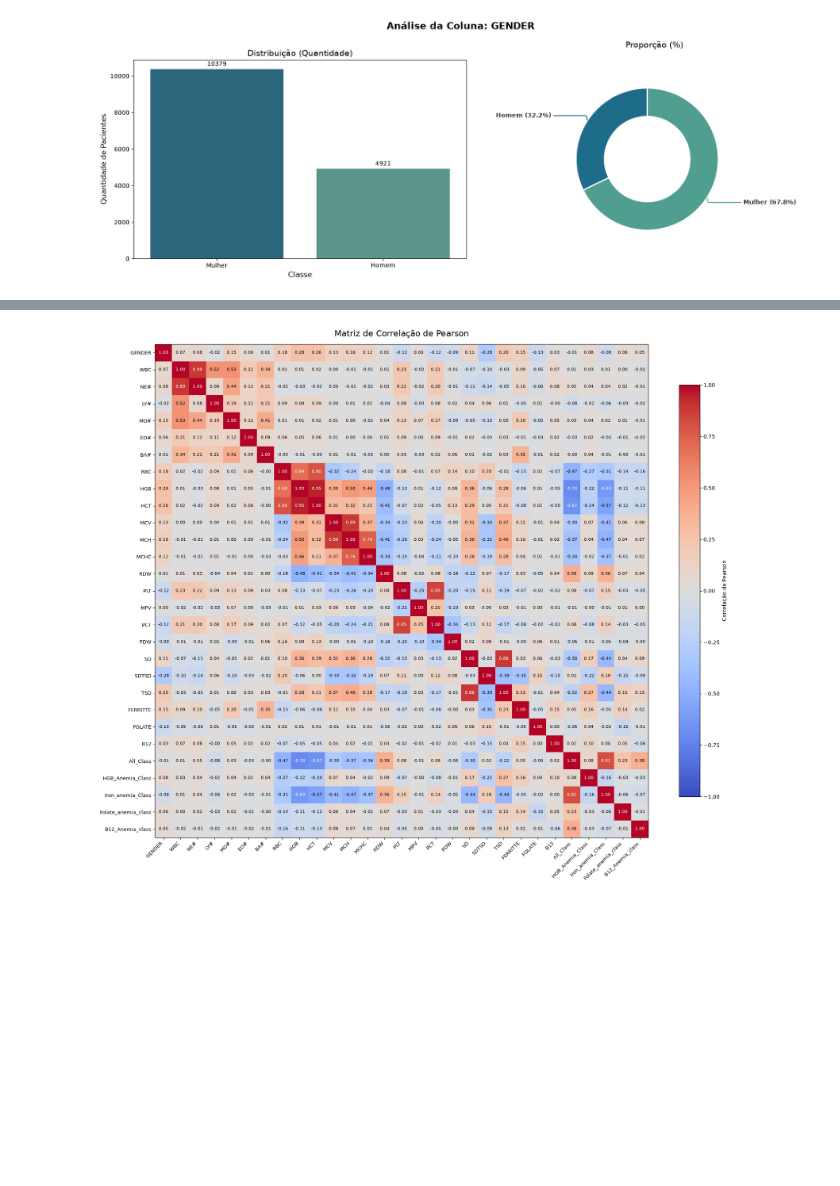
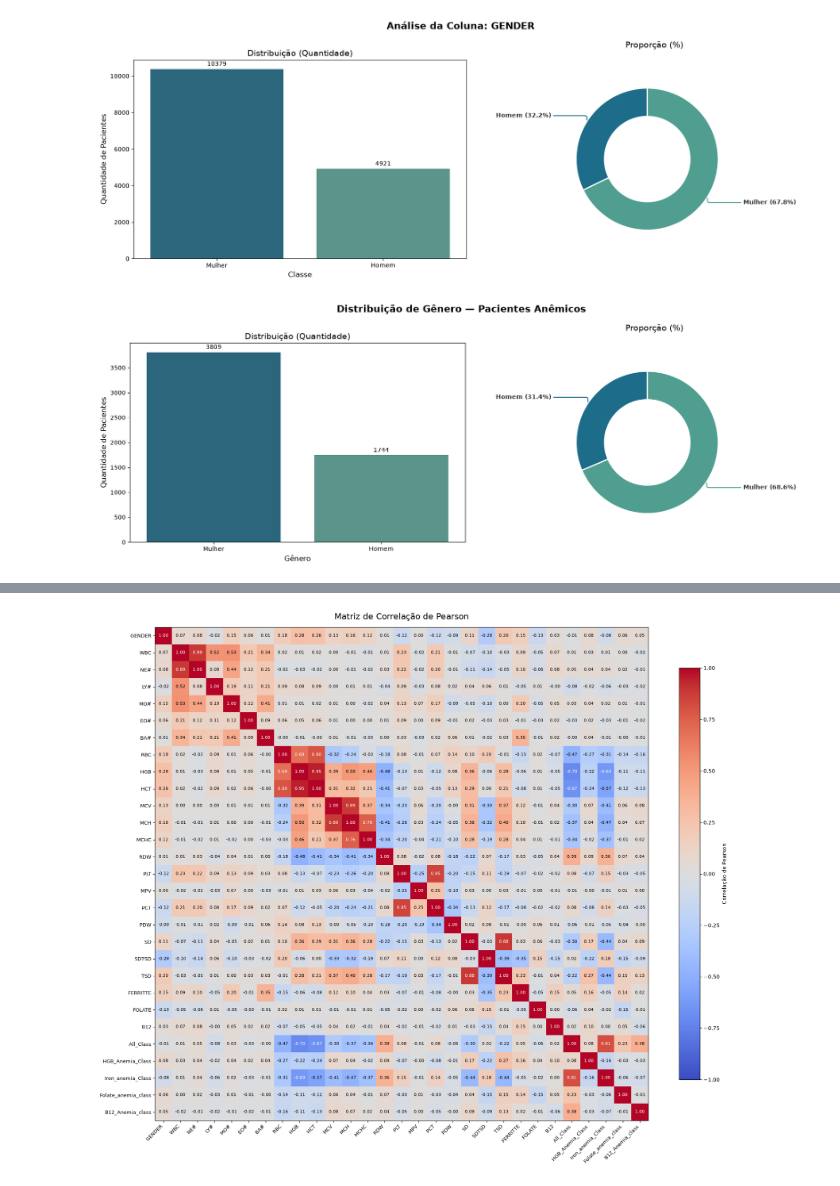
Before and after one commit to LuxLucas/anemia_ml_project, a Jupyter notebook: src/analysis/01_initial_analysis.ipynb, the cells around one changed output, grey strips where cells are left out. Drawn from its saved outputs; the diff is of its cells as text; code cells hidden in the pictures; blank space fills up the shorter version.

```diff
--- a/src/analysis/01_initial_analysis.ipynb
+++ b/src/analysis/01_initial_analysis.ipynb
@@ -91,7 +108,7 @@ Linhas duplicadas: 88
 # %% [markdown]
 ### Desbalanceamento de Classes
 # %%
-def plotar_distribuicao_coluna(
+def donut_chart(
     df,
     coluna,
     mapa_nomes=None,
@@ -238,6 +255,20 @@ plotar_distribuicao_coluna(
 )
 # %% [output]
 [figure]
+# %%
+anemicos = dataset[dataset.All_Class > 0].copy()
+
+donut_chart(
+    anemicos,
+    coluna="GENDER",
+    mapa_nomes=dicionario_gender,
+    titulo_geral="Distribuição de Gênero — Pacientes Anêmicos",
+    xlabel="Gênero",
+    rotacao_x=0,
+    paleta="crest",
+)
+# %% [output]
+[figure, added]
 # %%
 cols = dataset.columns.tolist()
 
```
Also changed, not shown: parts of 5 cells of this notebook, 2 other files.
